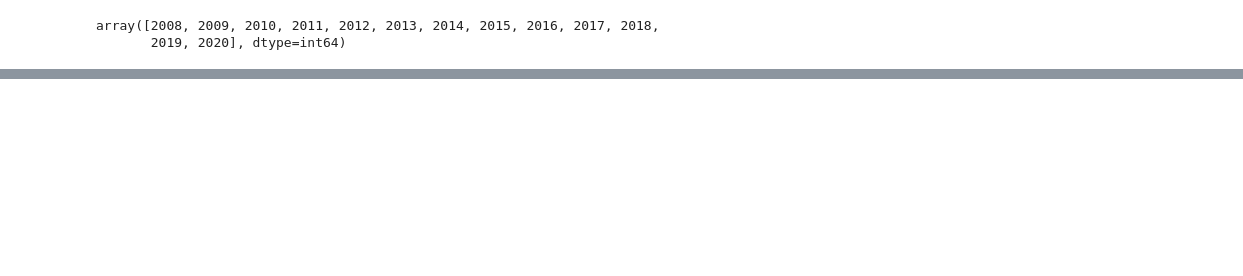
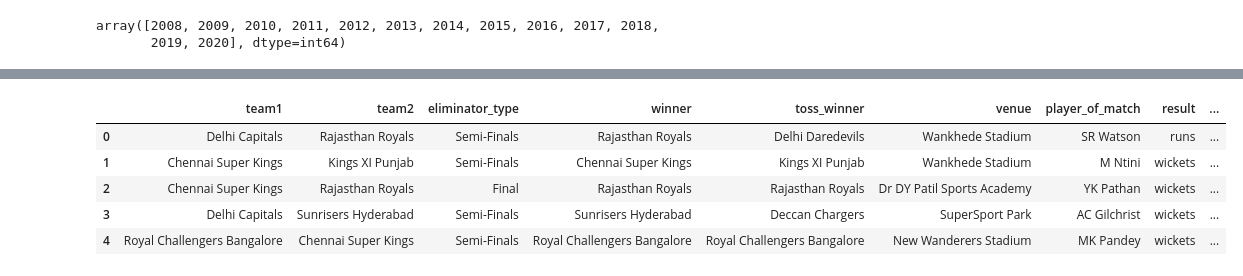
Before and after one commit to RoshanM-18/Data_Analysis_and_Dashboards, a Jupyter notebook: IPL_EDA/IPL_Data_Analysis_Pandas.ipynb, the cells around one changed output, grey strips where cells are left out. Saved outputs shown, nothing was run; the diff lists cells and outputs as text; code cells hidden in the pictures; blank space fills up the shorter version.

Commit message:
updated ipl_data_analysis_pandas notebook

```diff
--- a/IPL_EDA/IPL_Data_Analysis_Pandas.ipynb
+++ b/IPL_EDA/IPL_Data_Analysis_Pandas.ipynb
@@ -596,0 +583,13 @@ df_matches[df_matches.year == 2011].tail(5)
+# %%
+eliminators = pd.DataFrame(columns=["team1", "team2", "eliminator_type", "winner", "toss_winner", "venue", "player_of_match", "result", "result_margin", "year"])
+years = []
+
+for x in df_matches["year"].unique().tolist():
+    if x==2008 or x==2009:
+        years.append(list(itertools.repeat(x, 3)))
+    else:
+        years.append(list(itertools.repeat(x, 4)))
+# %%
+years = [y for x in years for y in x]
+# %%
+eliminators["year"] = years
@@ -596,0 +629,9 @@ df_matches[df_matches.year == 2011].tail(5)
+# %%
+eliminators.head()
+# %% [output]
+|  | team1 | team2 | eliminator_type | winner | toss_winner | venue | player_of_match | result | ... |
+| 0 | Delhi Capitals | Rajasthan Royals | Semi-Finals | Rajasthan Royals | Delhi Daredevils | Wankhede Stadium | SR Watson | runs | ... |
+| 1 | Chennai Super Kings | Kings XI Punjab | Semi-Finals | Chennai Super Kings | Kings XI Punjab | Wankhede Stadium | M Ntini | wickets | ... |
+| 2 | Chennai Super Kings | Rajasthan Royals | Final | Rajasthan Royals | Rajasthan Royals | Dr DY Patil Sports Academy | YK Pathan | wickets | ... |
+| 3 | Delhi Capitals | Sunrisers Hyderabad | Semi-Finals | Sunrisers Hyderabad | Deccan Chargers | SuperSport Park | AC Gilchrist | wickets | ... |
+| 4 | Royal Challengers Bangalore | Chennai Super Kings | Semi-Finals | Royal Challengers Bangalore | Royal Challengers Bangalore | New Wanderers Stadium | MK Pandey | wickets | ... |
```
Also changed, not shown: parts of 7 cells of this notebook.
